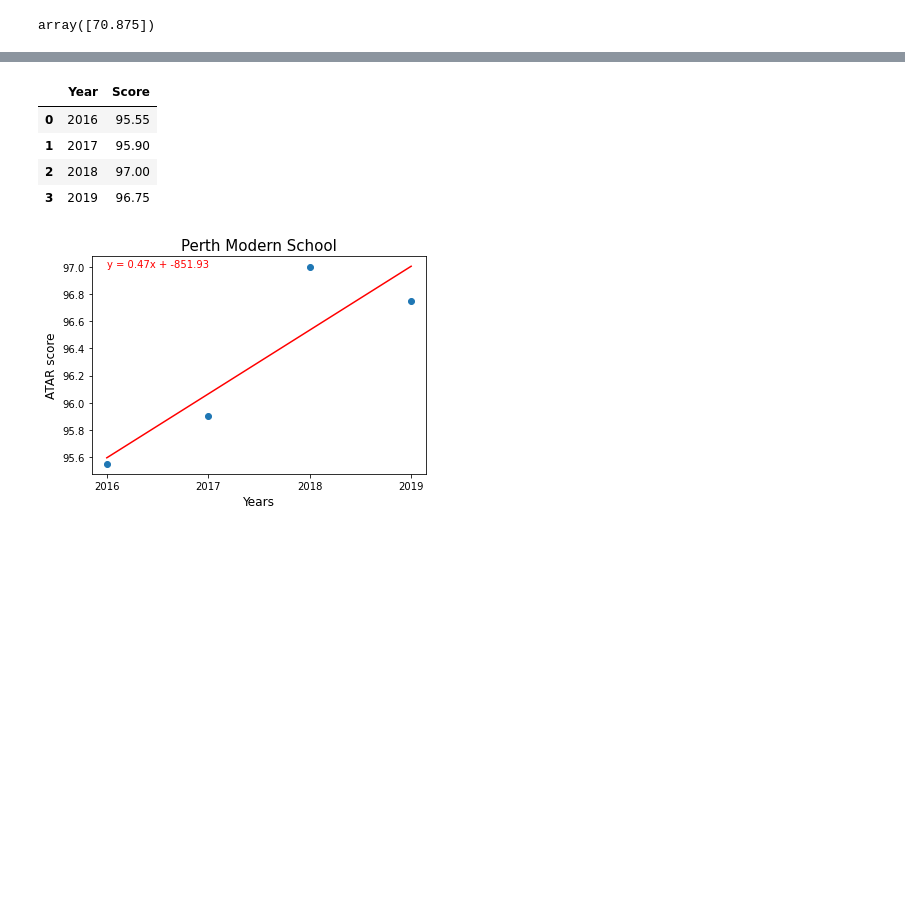
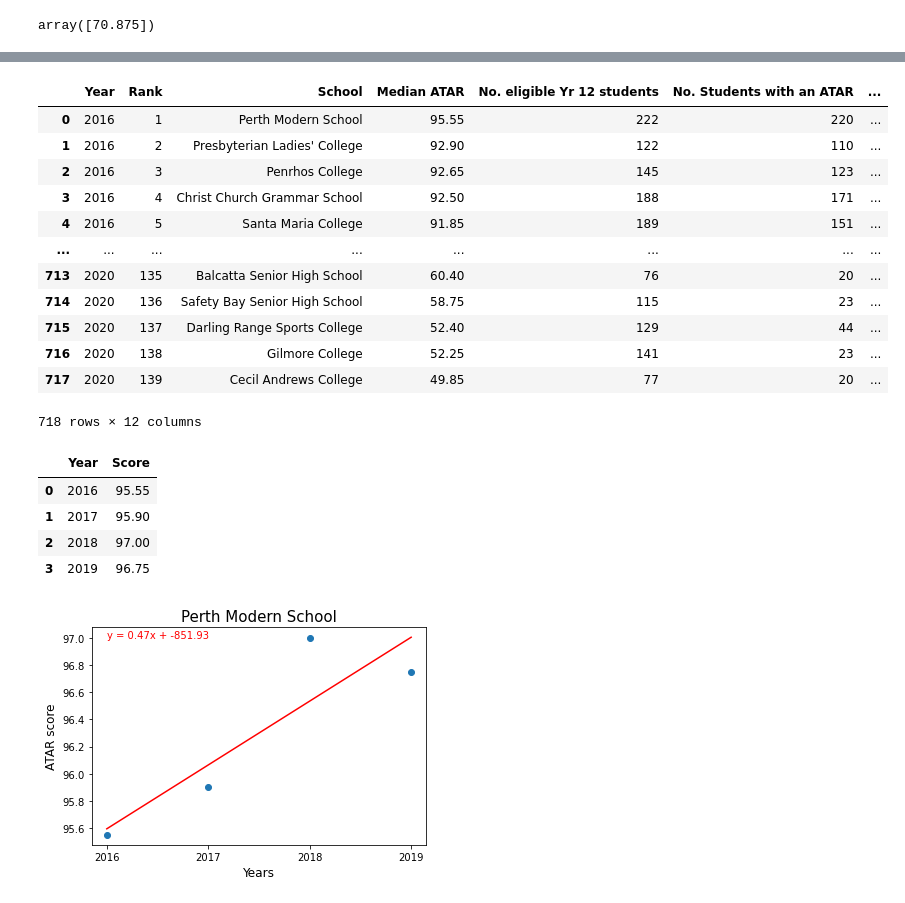
Before and after one commit to Rye-Git/UWA-Project_3, a Jupyter notebook: school_linear_reg_new_copy.ipynb, the cells around one changed output, grey strips where cells are left out. Drawn from its saved outputs; the diff is of its cells as text; code cells hidden in the pictures; blank space fills up the shorter version.

Commit message:
added a union(ed) tabled

```diff
--- a/school_linear_reg_new_copy.ipynb
+++ b/school_linear_reg_new_copy.ipynb
@@ -132,3 +158,21 @@ array([70.875])
+# %%
+# read the union(ed) table
+df_union = pd.read_csv("../UWA-Project_3/Resources/wa_hs_atar_ratings_full.csv")
+df_union
+# %% [output]
+|  | Year | Rank | School | Median ATAR | No. eligible Yr 12 students | No. Students with an ATAR | ... |
+| 0 | 2016 | 1 | Perth Modern School | 95.55 | 222 | 220 | ... |
+| 1 | 2016 | 2 | Presbyterian Ladies' College | 92.90 | 122 | 110 | ... |
+| 2 | 2016 | 3 | Penrhos College | 92.65 | 145 | 123 | ... |
+| 3 | 2016 | 4 | Christ Church Grammar School | 92.50 | 188 | 171 | ... |
+| 4 | 2016 | 5 | Santa Maria College | 91.85 | 189 | 151 | ... |
+| ... | ... | ... | ... | ... | ... | ... | ... |
+| 713 | 2020 | 135 | Balcatta Senior High School | 60.40 | 76 | 20 | ... |
+| 714 | 2020 | 136 | Safety Bay Senior High School | 58.75 | 115 | 23 | ... |
+| 715 | 2020 | 137 | Darling Range Sports College | 52.40 | 129 | 44 | ... |
+| 716 | 2020 | 138 | Gilmore College | 52.25 | 141 | 23 | ... |
+| 717 | 2020 | 139 | Cecil Andrews College | 49.85 | 77 | 20 | ... |
+718 rows × 12 columns
 # %%
 # Create a dataframe for Perth Modern School 2016-2019
 df = pd.DataFrame({"Year": [2016, 2017, 2018, 2019],
```
Also changed, not shown: parts of 3 cells of this notebook.
